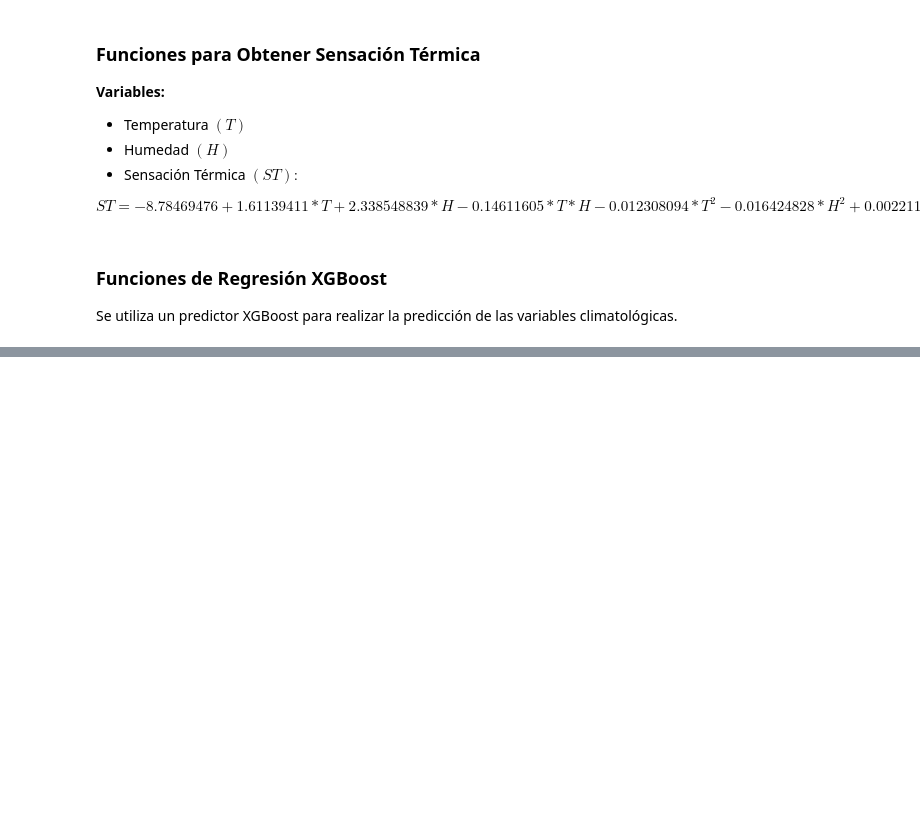
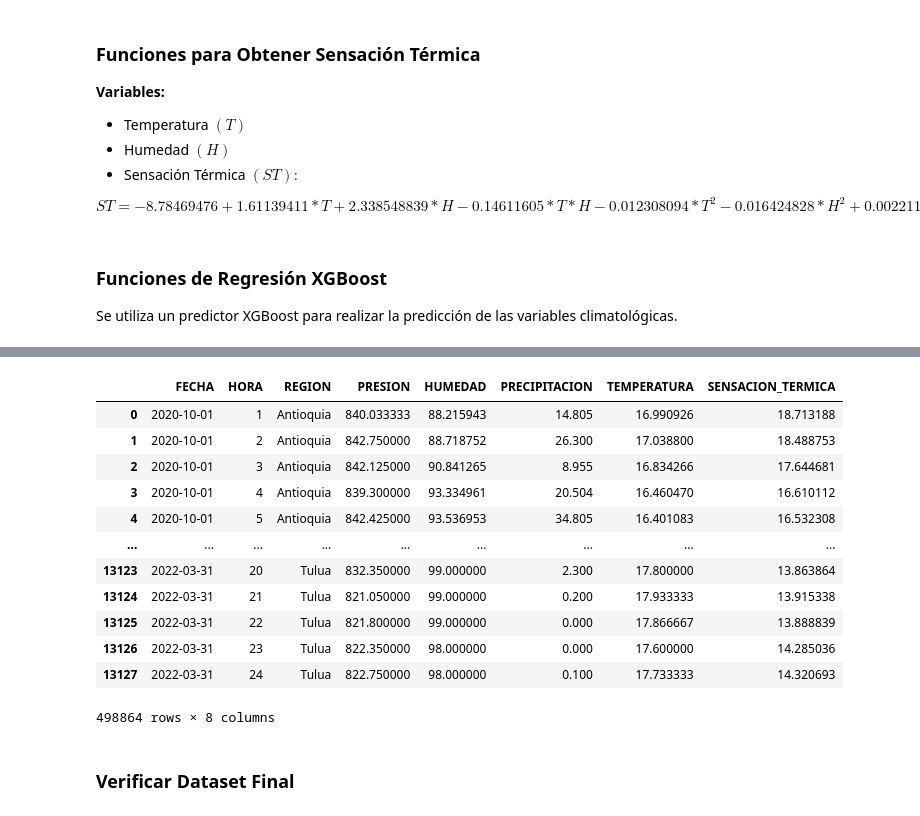
Before and after one commit to EddAngulo/generate_weather_variables, a Jupyter notebook: src/generate_weather_variables.ipynb, the cells around one changed output, grey strips where cells are left out. Drawn from its saved outputs; the diff is of its cells as text; code cells hidden in the pictures; blank space fills up the shorter version.

Commit message:
Feature: Finished generation of weather variables

```diff
--- a/src/generate_weather_variables.ipynb
+++ b/src/generate_weather_variables.ipynb
@@ -140,5 +148,6 @@ REGIONS = list(DEPARTS_REGIONS.keys())
 - `END_DATE` $\longrightarrow$ Fecha Final
 # %%
+TRAIN_DATE = '2017-01-01'
 START_DATE = '2020-10-01'
 END_DATE = '2022-03-31'
 # %% [markdown]
@@ -254,3 +274,16 @@ generate_directory_tree(DATA_DIR)
+# %%
+''' Verificar Extensión
+Verifica la extensión de un archivo deseado.
+
+@param file_name: Nombre del archivo a verificar
+@param target: Extensión que se desea verificar
+@return: True si el archivo tiene la extensión deseada
+@return: False si el archivo no tiene la extensión deseada
+'''
+def verify_file_extension(file_name, target):
+    path, extension = os.path.splitext(file_name)
+    extension = extension.lower()
+    return extension == target
 # %% [markdown]
 ### Funciones para Dataframes
 # %%
@@ -426,0 +674,2 @@ def xgboost_regression(df, date_column, hour_column, values_column):
+# %%
+variables = process_dataframes()
@@ -426,0 +694,2 @@ def xgboost_regression(df, date_column, hour_column, values_column):
+# %%
+df_final = generate_final_dataset(variables)
@@ -426,0 +714,18 @@ def xgboost_regression(df, date_column, hour_column, values_column):
+# %%
+df_final
+# %% [output]
+|  | FECHA | HORA | REGION | PRESION | HUMEDAD | PRECIPITACION | TEMPERATURA | SENSACION_TERMICA |
+| 0 | 2020-10-01 | 1 | Antioquia | 840.033333 | 88.215943 | 14.805 | 16.990926 | 18.713188 |
+| 1 | 2020-10-01 | 2 | Antioquia | 842.750000 | 88.718752 | 26.300 | 17.038800 | 18.488753 |
+| 2 | 2020-10-01 | 3 | Antioquia | 842.125000 | 90.841265 | 8.955 | 16.834266 | 17.644681 |
+| 3 | 2020-10-01 | 4 | Antioquia | 839.300000 | 93.334961 | 20.504 | 16.460470 | 16.610112 |
+| 4 | 2020-10-01 | 5 | Antioquia | 842.425000 | 93.536953 | 34.805 | 16.401083 | 16.532308 |
+| ... | ... | ... | ... | ... | ... | ... | ... | ... |
+| 13123 | 2022-03-31 | 20 | Tulua | 832.350000 | 99.000000 | 2.300 | 17.800000 | 13.863864 |
+| 13124 | 2022-03-31 | 21 | Tulua | 821.050000 | 99.000000 | 0.200 | 17.933333 | 13.915338 |
+| 13125 | 2022-03-31 | 22 | Tulua | 821.800000 | 99.000000 | 0.000 | 17.866667 | 13.888839 |
+| 13126 | 2022-03-31 | 23 | Tulua | 822.350000 | 98.000000 | 0.000 | 17.600000 | 14.285036 |
+| 13127 | 2022-03-31 | 24 | Tulua | 822.750000 | 98.000000 | 0.100 | 17.733333 | 14.320693 |
+498864 rows × 8 columns
+# %% [markdown]
+### Verificar Dataset Final
```
Also changed, not shown: parts of 21 cells of this notebook, 1 other file.
